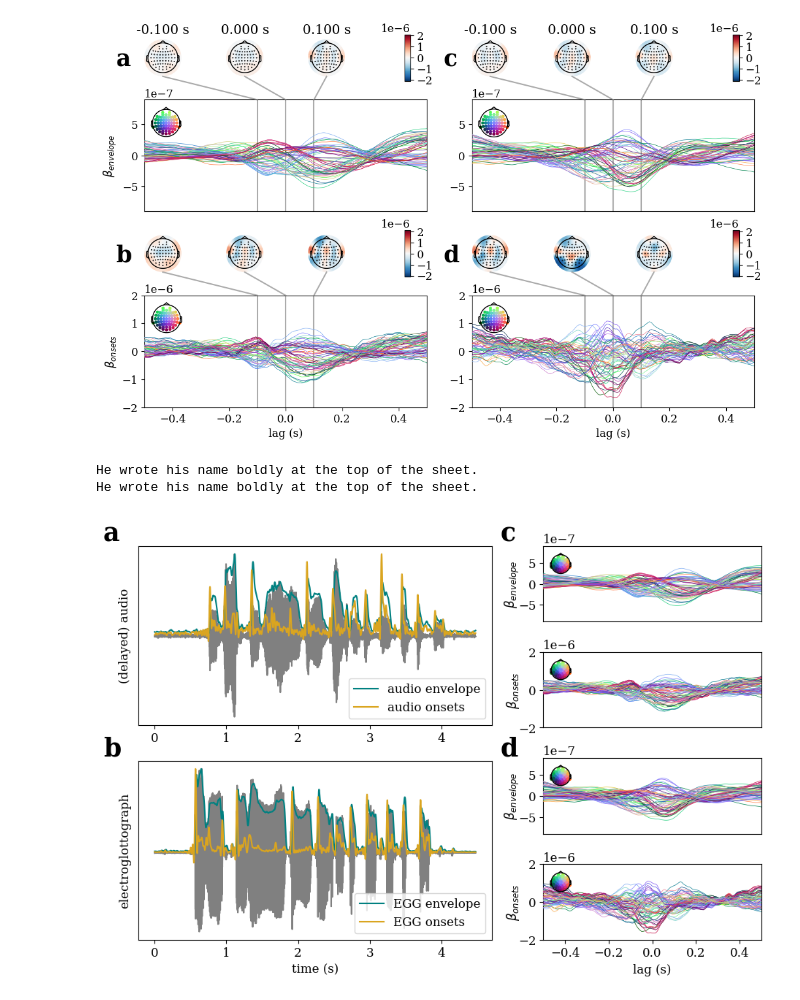
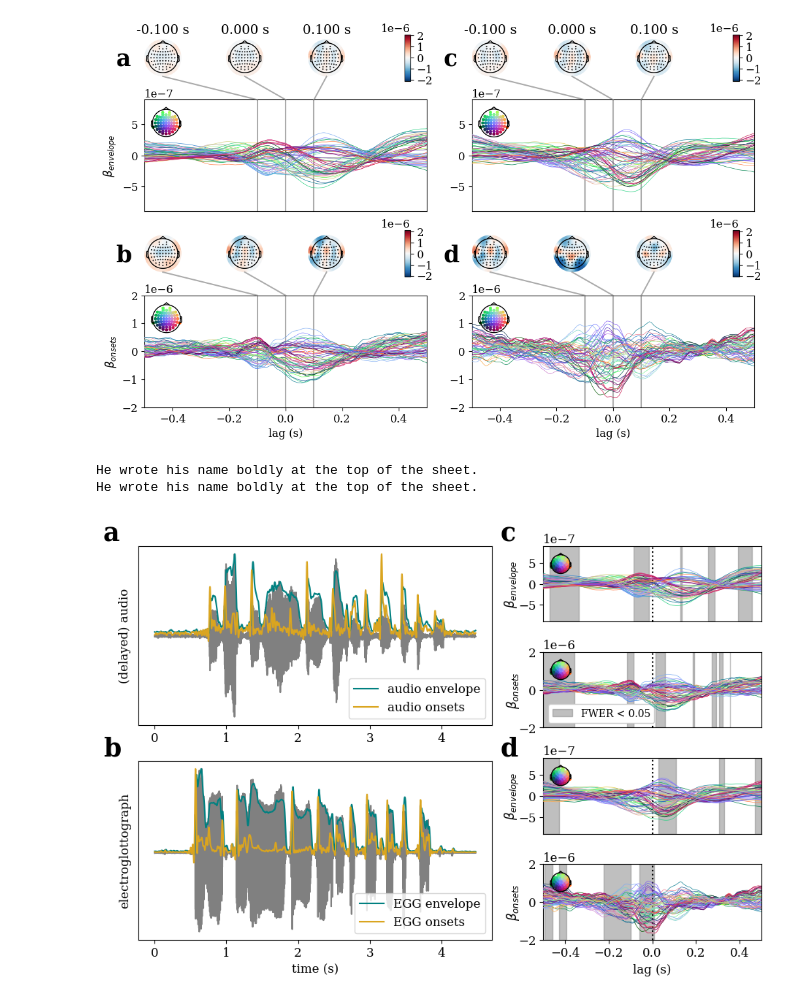
Before and after one commit to apex-lab/daf-analysis, a Jupyter notebook: eeg-results.ipynb, the cells around one changed output. Drawn from its saved outputs; the diff is of its cells as text; code cells hidden in the pictures.

Commit message:
updates encoding model figure with intervals where t-max corrected p < .05

```diff
--- a/eeg-results.ipynb
+++ b/eeg-results.ipynb
@@ -481,11 +481,21 @@ def add_label(ax, label, x_offset = -.17, y_offset = .1):
 def get_patterns(mod, tp):
     tp = tp[0].upper() + tp[1:]
     evokeds_pat = [mne.read_evokeds(f.path)[0] for f in layout.get(desc = '%s%sPatterns'%(mod, tp))]
-    patterns = mne.grand_average(evokeds_pat)
-    return patterns
+    evo = mne.grand_average(evokeds_pat)
+    patterns = evokeds_pat
+    t = evokeds_pat[0].times
+    patterns = [p.detrend(1) for p in patterns]
+    patterns = np.stack([p.get_data() for p in patterns])
+    orig_shape = patterns.shape
+    new_shape = (patterns.shape[0], patterns.shape[1] * patterns.shape[2])
+    patterns = patterns.reshape(new_shape)
+    t, p, _ = mne.stats.permutation_t_test(patterns)
+    t = t.reshape(orig_shape[1:])
+    p = p.reshape(orig_shape[1:])
+    return evo, p
 # %%
 def plot_patterns(mod, tp, ts_ax, topo_axs):
-    patterns = get_patterns(mod, tp)
+    patterns, _ = get_patterns(mod, tp)
     info = mne.create_info(patterns.ch_names, patterns.info['sfreq'], ch_types = 'eeg')
     patterns.info = info
     patterns.nave = None
@@ -587,7 +597,7 @@ def plot_envelope(mod, ax):
     print(sent)
 
 def plot_patterns(mod, tp, ts_ax):
-    patterns = get_patterns(mod, tp)
+    patterns, p = get_patterns(mod, tp)
     info = mne.create_info(patterns.ch_names, patterns.info['sfreq'], ch_types = 'eeg')
     patterns.info = info
     patterns.nave = None
@@ -611,32 +621,44 @@ def plot_patterns(mod, tp, ts_ax):
         ts_ax.set_xticks([])
     ts_ax.set_title('')
     ts_ax.yaxis.set_label_coords(-.1, .5)
+    from mne.stats.cluster_level import _find_clusters
+    times = patterns.times
+    clusters_1d, _ = _find_clusters(p.min(0), threshold = .05, tail = -1)
+    for i, clust in enumerate(clusters_1d):
+        tmin = times[clust][0]
+        tmax = times[clust][-1]
+        if (i == 0) and (tp == 'onsets') and (mod == 'audio'):
+            ax.axvspan(tmin, tmax, alpha = .5, color = 'grey', zorder = 0, label = 'FWER < 0.05')
+            ax.legend(loc = 'lower left', framealpha = 1, fontsize = 'small')
+        else:
+            ax.axvspan(tmin, tmax, alpha = .5, color = 'grey', zorder = 0)
+    ax.axvline(0, color = 'black', linestyle = 'dotted')
 
 
 fig = plt.figure(figsize = (11, 7))
 gs = gridspec.GridSpec(2, 5, wspace = .62, hspace = .2)
 ax = fig.add_subplot(gs[0, :3])
 plot_envelope('audio', ax)
 add_label(ax, 'a', x_offset = -.1, y_offset = .03)
 add_label(ax, 'c', x_offset = 1.025, y_offset = .03)
 ax = fig.add_subplot(gs[1, :3])
 plot_envelope('egg', ax)
 add_label(ax, 'b', x_offset = -.1, y_offset = .03)
 add_label(ax, 'd', x_offset = 1.025, y_offset = .03)
 
 gs = gridspec.GridSpec(4, 5, wspace = .62, hspace = .4)
 ax = fig.add_subplot(gs[0, 3:])
 plot_patterns('audio', 'envelope', ax)
 ax = fig.add_subplot(gs[1, 3:])
 plot_patterns('audio', 'onsets', ax)
 ax = fig.add_subplot(gs[2, 3:])
 plot_patterns('egg', 'envelope', ax)
 ax = fig.add_subplot(gs[3, 3:])
 plot_patterns('egg', 'onsets', ax)
 
 savefig('features.jpeg')
 plt.show()
 # %% [output]
 He wrote his name boldly at the top of the sheet.
 He wrote his name boldly at the top of the sheet.
-[figure, old version]
+[figure, new version]
```
Also changed, not shown: parts of 1 cell of this notebook, 1 other file.
